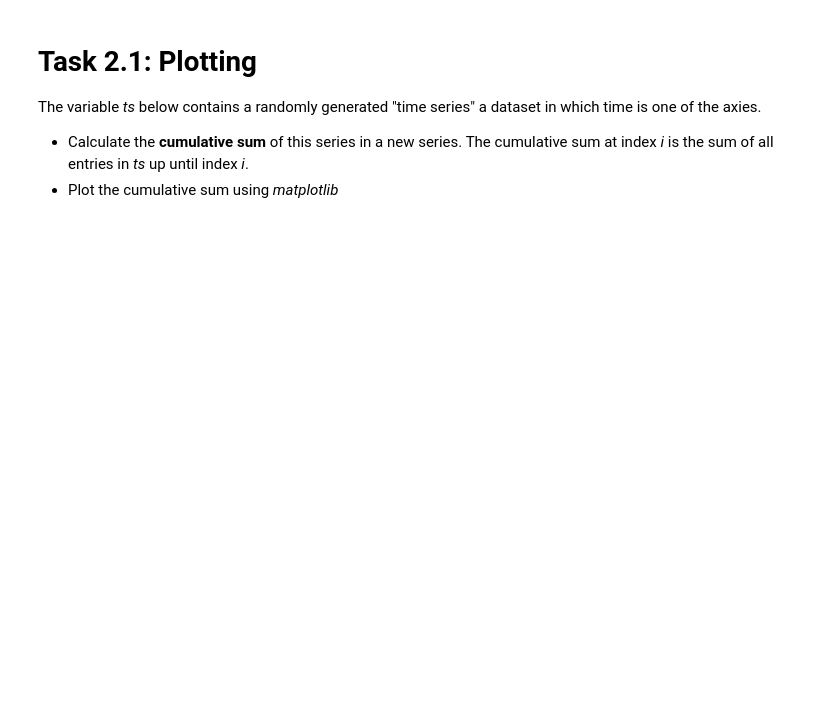
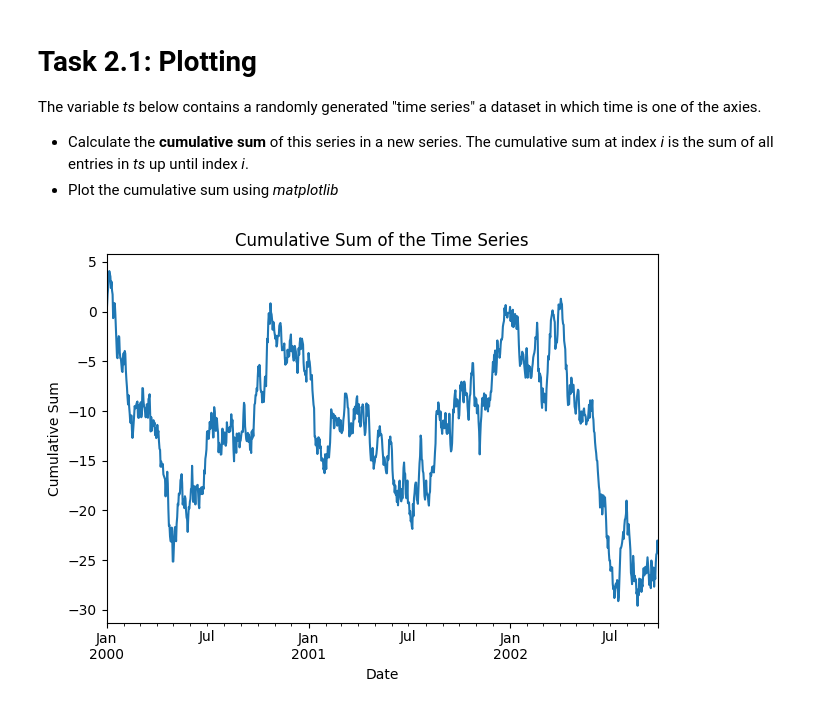
Before and after one commit to Gabriel-A-NY/uek259, a Jupyter notebook: demos/02_PandasIntro.ipynb, the cells around one changed output. Drawn from its saved outputs; the diff is of its cells as text; code cells hidden in the pictures; blank space fills up the shorter version.

```diff
--- a/demos/02_PandasIntro.ipynb
+++ b/demos/02_PandasIntro.ipynb
@@ -102,7 +95,25 @@ The variable *ts* below contains a randomly generated "time series" a dataset in
 * Plot the cumulative sum using *matplotlib*
 # %%
 import matplotlib.pyplot as plt
+import pandas as pd
+import numpy as np
+
+# Generate the time series
 ts = pd.Series(np.random.randn(1000), index=pd.date_range("1/1/2000", periods=1000))
+
+# Calculate the cumulative sum
+cs = ts.cumsum()
+
+# Plot the cumulative sum
+plt.figure()
+cs.plot()
+plt.title("Cumulative Sum of the Time Series")
+plt.xlabel("Date")
+plt.ylabel("Cumulative Sum")
+plt.tight_layout()
+plt.show()
+# %% [output]
+[figure, added]
 # %% [markdown]
 # Task 2.2:
 
```
Also changed, not shown: parts of 2 cells of this notebook.
